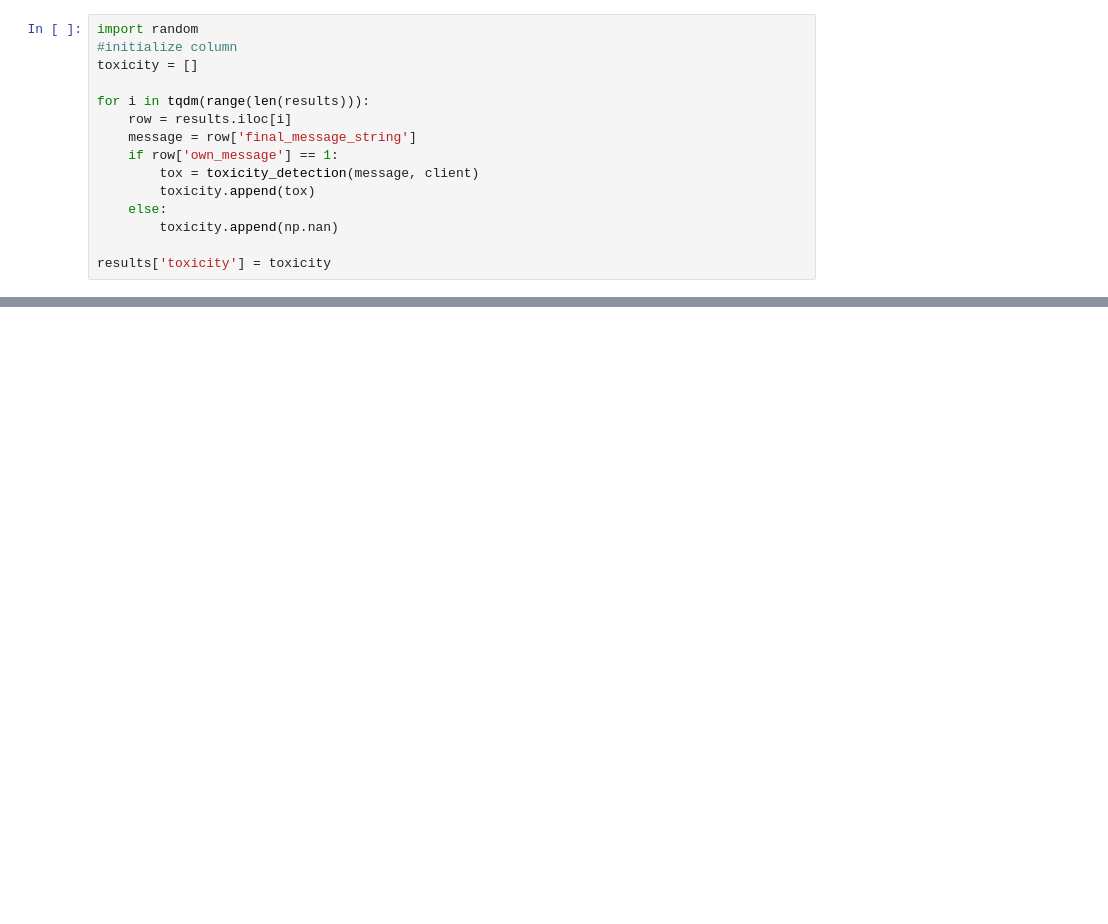
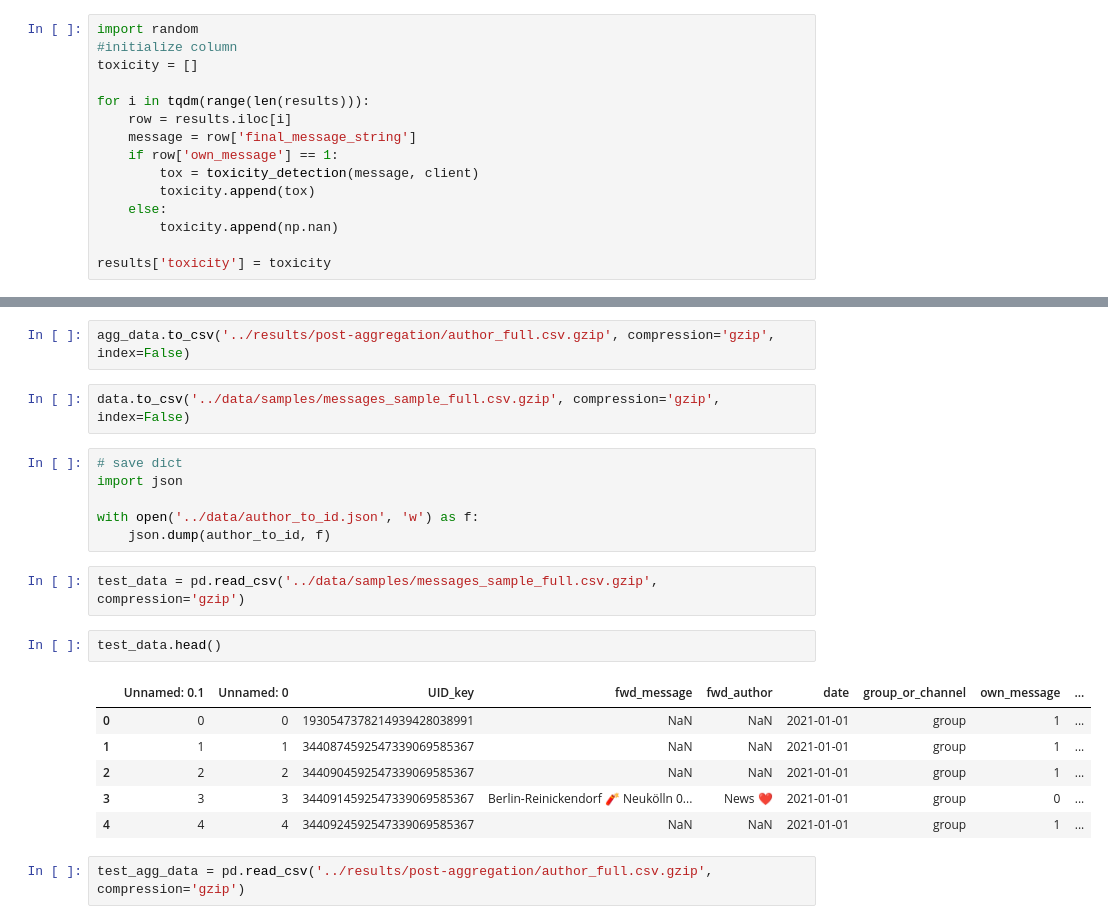
Before and after one commit to krugeremily/DAEGC_Conspiratorial_Actor_Typology, a Jupyter notebook: notebooks/Building Code for Scripts.ipynb, the cells around one changed output, grey strips where cells are left out. Cells and saved outputs as stored; diff of their text form; blank space fills up the shorter version.

```diff
--- a/notebooks/Building Code for Scripts.ipynb
+++ b/notebooks/Building Code for Scripts.ipynb
@@ -1878,0 +1536,23 @@ results['toxicity'] = toxicity
+# %%
+agg_data.to_csv('../results/post-aggregation/author_full.csv.gzip', compression='gzip', index=False)
+# %%
+data.to_csv('../data/samples/messages_sample_full.csv.gzip', compression='gzip', index=False)
+# %%
+# save dict
+import json
+
+with open('../data/author_to_id.json', 'w') as f:
+    json.dump(author_to_id, f)
+# %%
+test_data = pd.read_csv('../data/samples/messages_sample_full.csv.gzip', compression='gzip')
+# %%
+test_data.head()
+# %% [output]
+|  | Unnamed: 0.1 | Unnamed: 0 | UID_key | fwd_message | fwd_author | date | group_or_channel | own_message | ... |
+| 0 | 0 | 0 | 1930547378214939428038991 | NaN | NaN | 2021-01-01 | group | 1 | ... |
+| 1 | 1 | 1 | 3440874592547339069585367 | NaN | NaN | 2021-01-01 | group | 1 | ... |
+| 2 | 2 | 2 | 3440904592547339069585367 | NaN | NaN | 2021-01-01 | group | 1 | ... |
+| 3 | 3 | 3 | 3440914592547339069585367 | Berlin-Reinickendorf 🧨 Neukölln 0... | News ❤️ | 2021-01-01 | group | 0 | ... |
+| 4 | 4 | 4 | 3440924592547339069585367 | NaN | NaN | 2021-01-01 | group | 1 | ... |
+# %%
+test_agg_data = pd.read_csv('../results/post-aggregation/author_full.csv.gzip', compression='gzip')
```
Also changed, not shown: parts of 102 cells of this notebook, 6 other files.
